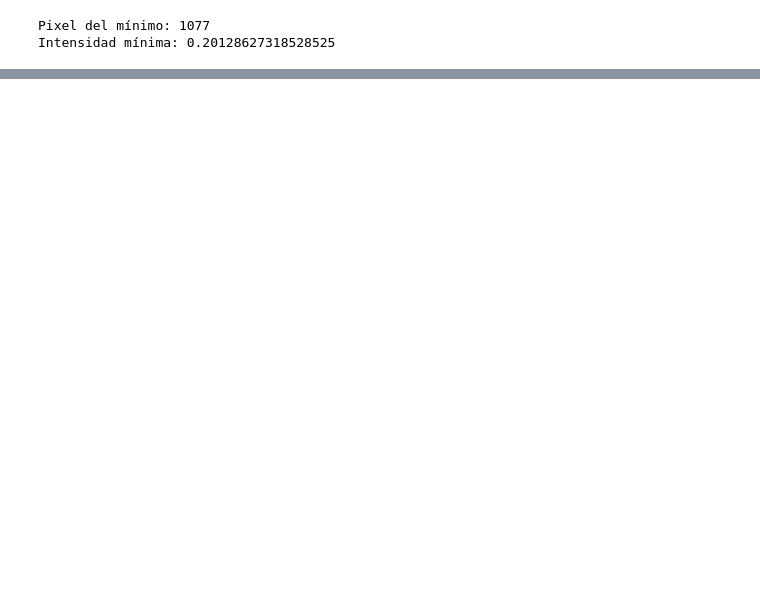
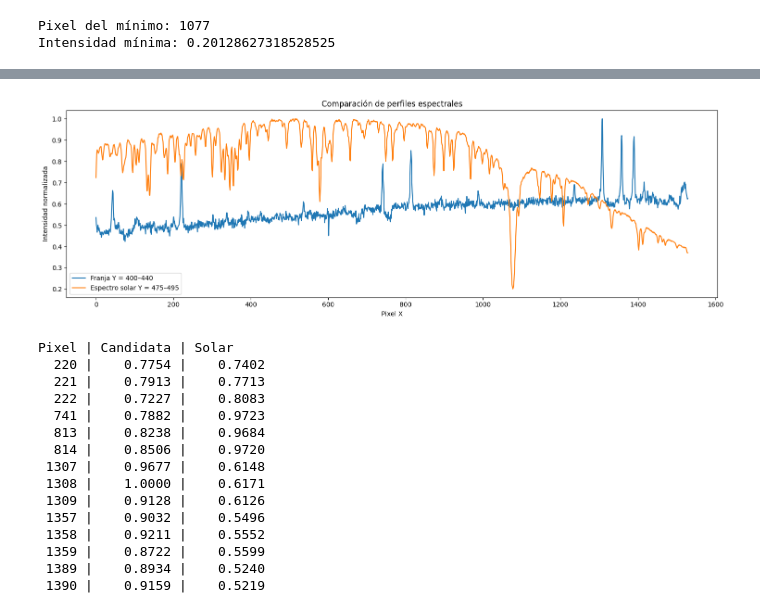
Before and after one commit to KateT840/Espectrografia-astronomica, a Jupyter notebook: Procesamiento_y_extracción_del_perfil_de_un_espectro_solar.ipynb, the cells around one changed output, grey strips where cells are left out. Saved outputs shown, nothing was run; the diff lists cells and outputs as text; code cells hidden in the pictures; blank space fills up the shorter version.

```diff
--- a/Procesamiento_y_extracción_del_perfil_de_un_espectro_solar.ipynb
+++ b/Procesamiento_y_extracción_del_perfil_de_un_espectro_solar.ipynb
@@ -184,0 +254,48 @@ Intensidad mínima: 0.20128627318528525
+# %%
+perfil_candidato = np.sum(solar_corregido[400:471, :], axis=0)
+perfil_solar = np.sum(solar_corregido[484:495, :], axis=0)
+
+# Normalizar cada perfil para comparar sus formas
+perfil_candidato_norm = (
+    perfil_candidato / np.max(np.abs(perfil_candidato))
+)
+perfil_solar_norm = perfil_solar / np.max(np.abs(perfil_solar))
+
+plt.figure(figsize=(15, 5))
+plt.plot(perfil_candidato_norm, label="Franja Y = 400–440")
+plt.plot(perfil_solar_norm, label="Espectro solar Y = 475–495")
+plt.xlabel("Pixel X")
+plt.ylabel("Intensidad normalizada")
+plt.title("Comparación de perfiles espectrales")
+plt.legend()
+plt.grid(alpha=0.3)
+plt.tight_layout()
+plt.grid()
+plt.savefig('Comparación_de_perfiles_espectrales.png', dpi=300, bbox_inches='tight')
+plt.show()
+
+# Intensidades de referencia en algunos píxeles candidatos
+print("Pixel | Candidata | Solar")
+for x in [220, 221, 222, 741, 813, 814, 1307, 1308, 1309,
+          1357, 1358, 1359, 1389, 1390]:
+    print(f"{x:5d} | {perfil_candidato_norm[x]:9.4f} | "
+          f"{perfil_solar_norm[x]:9.4f}")
+
+#files.download('Comparación_de_perfiles_espectrales.png')
+# %% [output]
+[figure, added]
+Pixel | Candidata | Solar
+  220 |    0.7754 |    0.7402
+  221 |    0.7913 |    0.7713
+  222 |    0.7227 |    0.8083
+  741 |    0.7882 |    0.9723
+  813 |    0.8238 |    0.9684
+  814 |    0.8506 |    0.9720
+ 1307 |    0.9677 |    0.6148
+ 1308 |    1.0000 |    0.6171
+ 1309 |    0.9128 |    0.6126
+ 1357 |    0.9032 |    0.5496
+ 1358 |    0.9211 |    0.5552
+ 1359 |    0.8722 |    0.5599
+ 1389 |    0.8934 |    0.5240
+ 1390 |    0.9159 |    0.5219
```
Also changed, not shown: parts of 14 cells of this notebook.
